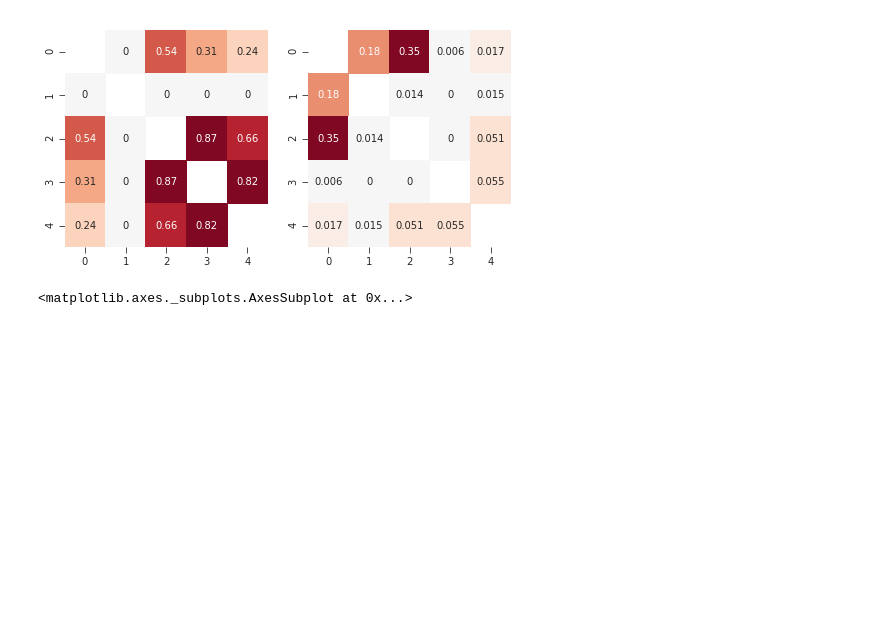
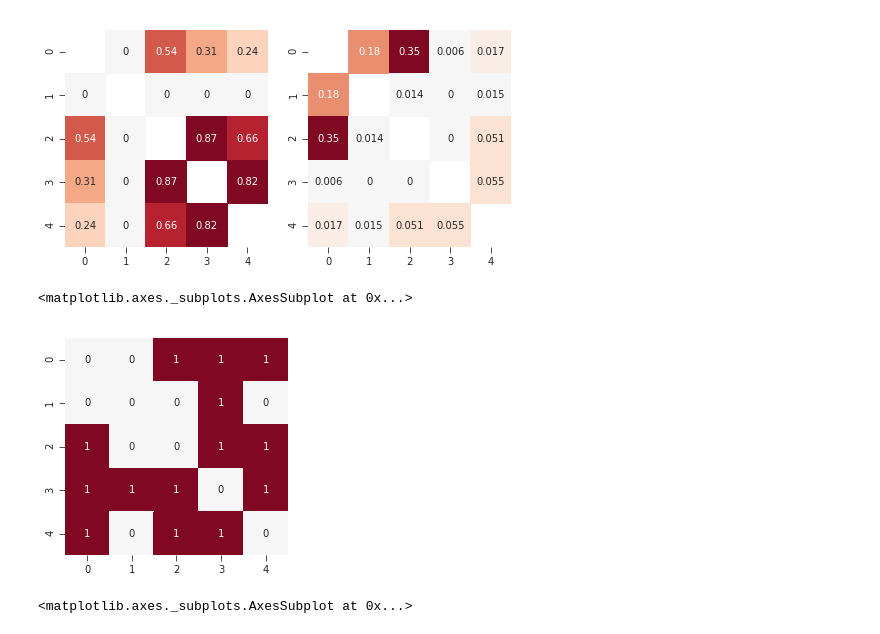
Before and after one commit to ytakashina/depynd, a Jupyter notebook: structure_learning.ipynb, the cells around one changed output. Drawn from its saved outputs; the diff is of its cells as text; code cells hidden in the pictures; blank space fills up the shorter version.

Commit message:
Add: GSMN etc

```diff
--- a/structure_learning.ipynb
+++ b/structure_learning.ipynb
@@ -27,6 +29,14 @@ sns.heatmap(cmis_knn, annot=True, center=0, cmap=palette, cbar=False, ax=axes[1]
 # %% [output]
 <matplotlib.axes._subplots.AxesSubplot at 0x...>
 [figure]
+# %%
+adj = markov_networks.gsmn(X, lamb=0.0)
+g = nx.from_dict_of_lists(dict(enumerate(adj)))
+plt.figure(figsize=[4, 4])
+sns.heatmap(nx.to_numpy_matrix(g), annot=True, center=0, cmap=palette, cbar=False)
+# %% [output]
+<matplotlib.axes._subplots.AxesSubplot at 0x...>
+[figure, added]
 # %%
 boston = sklearn.datasets.load_boston()
 df = pd.DataFrame(boston.data, columns=list(boston.feature_names))
```
Also changed, not shown: parts of 4 cells of this notebook, 4 other files.
